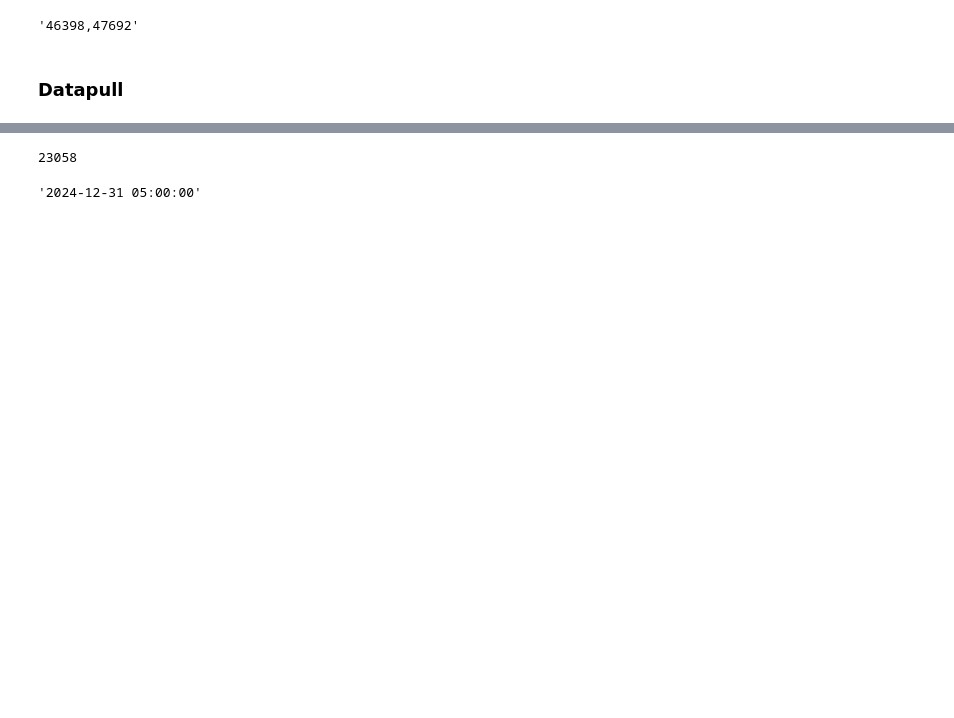
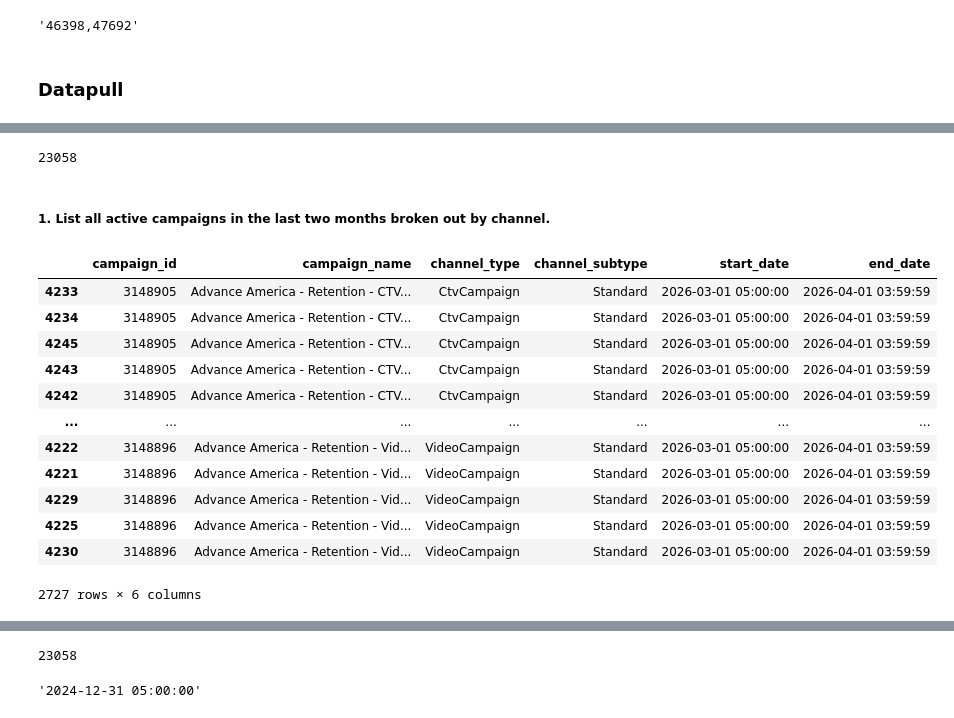
Before and after one commit to jennyw7/testing, a Jupyter notebook: scripts/SQLtest/Assessment.ipynb, the cells around one changed output, grey strips where cells are left out. Cells and saved outputs as stored; diff of their text form; code cells hidden in the pictures; blank space fills up the shorter version.

```diff
--- a/scripts/SQLtest/Assessment.ipynb
+++ b/scripts/SQLtest/Assessment.ipynb
@@ -75,0 +98,27 @@ OperationalError: (pymysql.err.OperationalError) (1054, "Unknown column 'campaig
+# %%
+user_id = mysql_df['user_id'][0].item()
+user_id
+# %% [output]
+23058
+# %% [markdown]
+##### 1. List all active campaigns in the last two months broken out by channel.
+# %%
+active_campaigns = mysql_df[
+    (pd.to_datetime(mysql_df['end_date']) >= datetime.now() - pd.DateOffset(months=2))
+][['campaign_id', 'campaign_name', 'channel_type', 'channel_subtype', 'start_date', 'end_date']].sort_values('channel_type')
+
+active_campaigns
+# %% [output]
+|  | campaign_id | campaign_name | channel_type | channel_subtype | start_date | end_date |
+| 4233 | 3148905 | Advance America - Retention - CTV... | CtvCampaign | Standard | 2026-03-01 05:00:00 | 2026-04-01 03:59:59 |
+| 4234 | 3148905 | Advance America - Retention - CTV... | CtvCampaign | Standard | 2026-03-01 05:00:00 | 2026-04-01 03:59:59 |
+| 4245 | 3148905 | Advance America - Retention - CTV... | CtvCampaign | Standard | 2026-03-01 05:00:00 | 2026-04-01 03:59:59 |
+| 4243 | 3148905 | Advance America - Retention - CTV... | CtvCampaign | Standard | 2026-03-01 05:00:00 | 2026-04-01 03:59:59 |
+| 4242 | 3148905 | Advance America - Retention - CTV... | CtvCampaign | Standard | 2026-03-01 05:00:00 | 2026-04-01 03:59:59 |
+| ... | ... | ... | ... | ... | ... | ... |
+| 4222 | 3148896 | Advance America - Retention - Vid... | VideoCampaign | Standard | 2026-03-01 05:00:00 | 2026-04-01 03:59:59 |
+| 4221 | 3148896 | Advance America - Retention - Vid... | VideoCampaign | Standard | 2026-03-01 05:00:00 | 2026-04-01 03:59:59 |
+| 4229 | 3148896 | Advance America - Retention - Vid... | VideoCampaign | Standard | 2026-03-01 05:00:00 | 2026-04-01 03:59:59 |
+| 4225 | 3148896 | Advance America - Retention - Vid... | VideoCampaign | Standard | 2026-03-01 05:00:00 | 2026-04-01 03:59:59 |
+| 4230 | 3148896 | Advance America - Retention - Vid... | VideoCampaign | Standard | 2026-03-01 05:00:00 | 2026-04-01 03:59:59 |
+2727 rows × 6 columns
```
Also changed, not shown: parts of 27 cells of this notebook, 1 other file.
